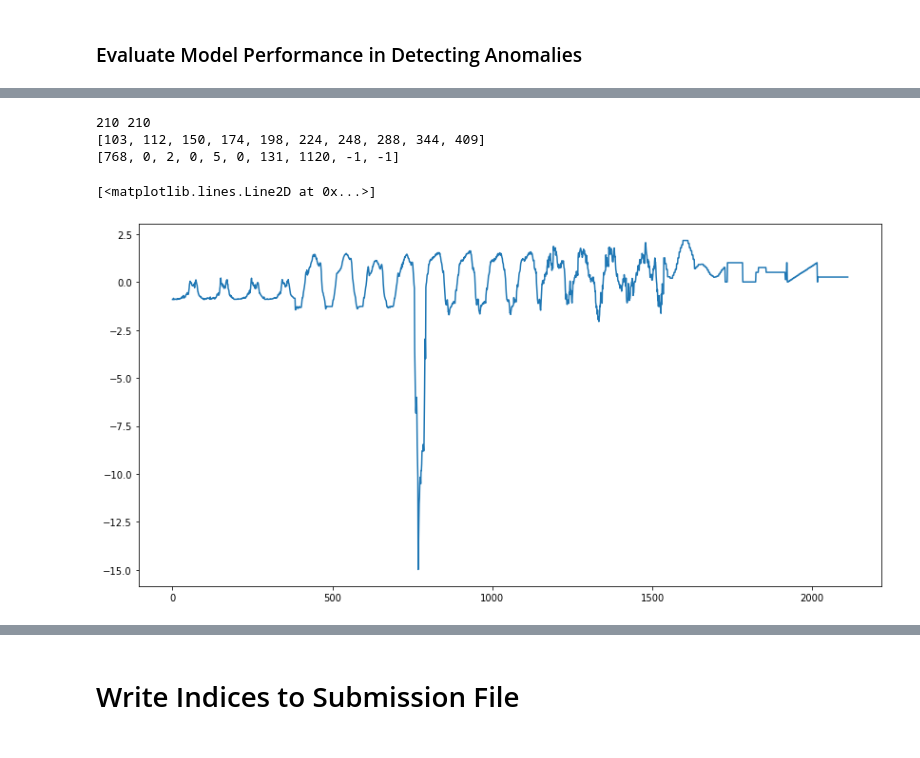
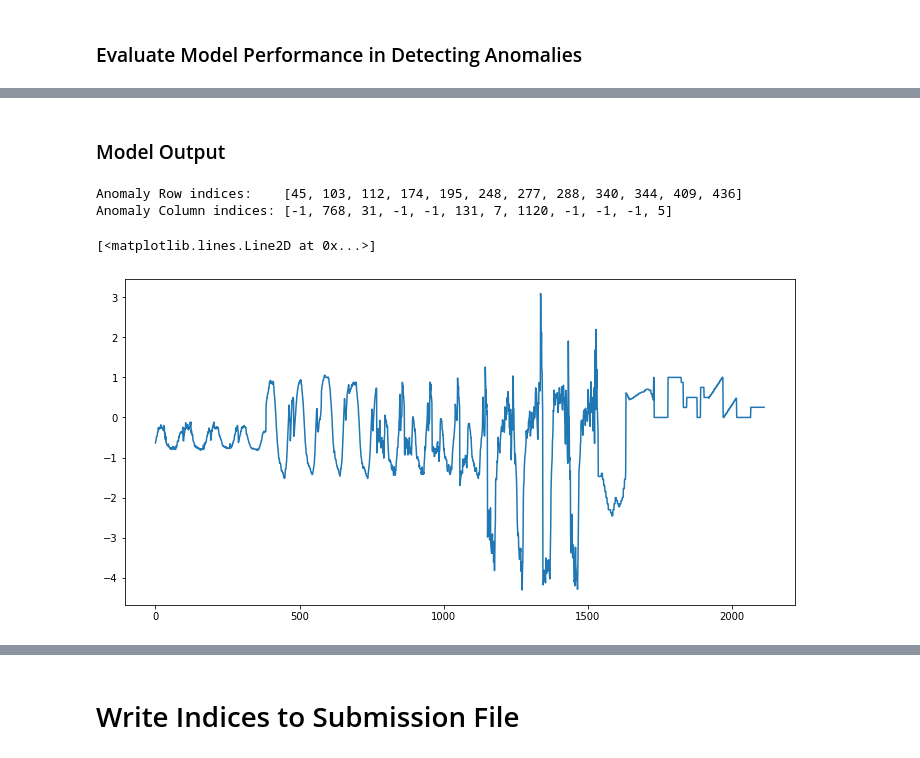
Before and after one commit to SyedA5688/AWS-ML-Hackathon, a Jupyter notebook: Autoencoder_Approach.ipynb, the cells around one changed output, grey strips where cells are left out. Saved outputs shown, nothing was run; the diff lists cells and outputs as text; code cells hidden in the pictures.

```diff
--- a/Autoencoder_Approach.ipynb
+++ b/Autoencoder_Approach.ipynb
@@ -505,18 +490,18 @@ Anomaly threshold used:  0.537112779021263
 
 Total number of anomalies present in data:  1200
 Number of anomaly-containing samples found:  210
+# %% [markdown]
+### Model Output
 # %%
-# 103, 112, 150, 174, 198, 248, 277, 288
-print(len(anomaly_row_indices), len(anomaly_start_col_indices))
-print(anomaly_row_indices[0:10])
-print(anomaly_start_col_indices[0:10])
+# print(len(anomaly_row_indices), len(anomaly_start_col_indices))
+print("Anomaly Row indices:   ", anomaly_row_indices[0:12])
+print("Anomaly Column indices:", anomaly_start_col_indices[0:12])
 # %% [output]
-210 210
-[103, 112, 150, 174, 198, 224, 248, 288, 344, 409]
-[768, 0, 2, 0, 5, 0, 131, 1120, -1, -1]
+Anomaly Row indices:    [45, 103, 112, 174, 195, 248, 277, 288, 340, 344, 409, 436]
+Anomaly Column indices: [-1, 768, 31, -1, -1, 131, 7, 1120, -1, -1, -1, 5]
 # %%
-plt.figure(figsize=(14,7))
-plt.plot(npTestMatrixWithAnom[103,:])
+plt.figure(figsize=(12,6))
+plt.plot(npTestMatrixWithAnom[45,:])
 # %% [output]
 [<matplotlib.lines.Line2D at 0x...>]
-[figure, old version]
+[figure, new version]
```
Also changed, not shown: parts of 9 cells of this notebook, 1 other file.
